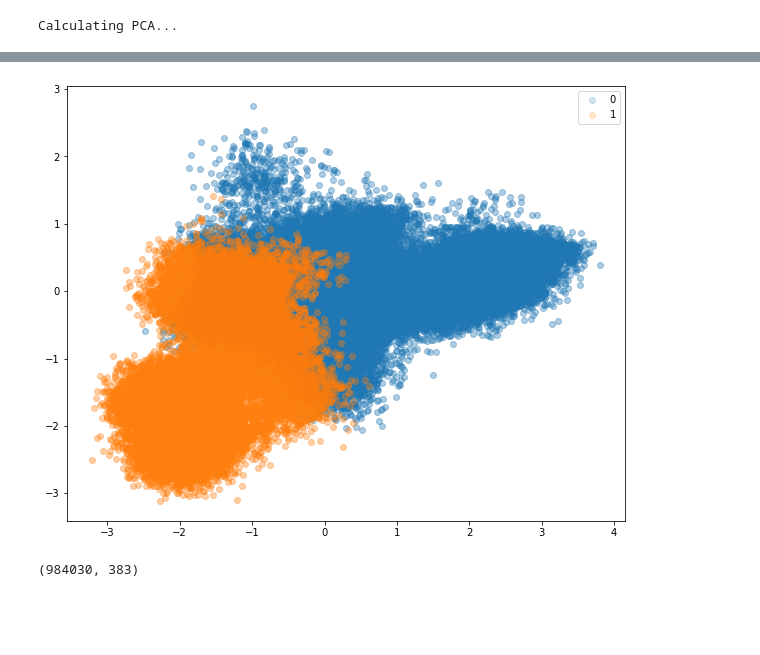
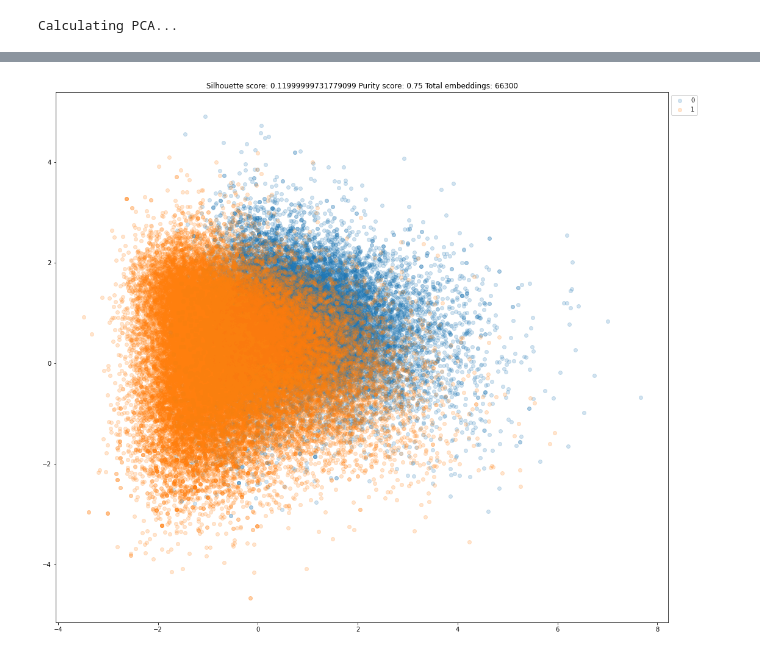
Before and after one commit to Pylyr/Internship_SBERT, a Jupyter notebook: pca.ipynb, the cells around one changed output, grey strips where cells are left out. Drawn from its saved outputs; the diff is of its cells as text; code cells hidden in the pictures; blank space fills up the shorter version.

```diff
--- a/pca.ipynb
+++ b/pca.ipynb
@@ -82,0 +11,2 @@ for i in range(len(conv)):
+# %%
+df = pd.read_csv('/tempo/processed-files/df.csv')
@@ -86,9 +73,6 @@ new_dimension = 70
 
 #Compute PCA on the train embeddings matrix
 pca = PCA(n_components=new_dimension)
-
-# change embeddings vs stripped_embeddings
-pca.fit(embeddings)
-transformed = pca.transform(embeddings)
+transformed = pca.fit_transform(embeddings)
 # %% [output]
 Calculating PCA...
@@ -257,22 +237,8 @@ No artists with labels found to put in legend.  Note that artists whose label st
 # %%
-# print('Clustering...')
-n_relations=len(selected_relational_groups)
-n = 50000
-
 # create selected_transformed_indexes which are indexes of the selected relational groups
 selected_transformed_indexes = []
 for i in selected_relational_groups:
-    if isUnified:
-        selected_transformed_indexes.append(np.where(unified_labels == int(i)))
-    else:
         selected_transformed_indexes.append(np.where(labels == int(i)))
 
 selected_transformed_indexes = np.concatenate(selected_transformed_indexes, axis=1)[0]
 selected_transformed = transformed[selected_transformed_indexes]
-
-silhouette_avg = np.zeros(10)
-for n_relations in range(2, 10):
-    kmeans = KMeans(n_clusters=n_relations).fit(selected_transformed)
-    print(n_relations)
-    silhouette_avg[n_relations] = silhouette_score(selected_transformed[:n], kmeans.labels_[:n])
-    print(silhouette_avg[n_relations])
@@ -282,22 +245,28 @@ KeyboardInterrupt:
 # %%
-k = 2
-kmeans = KMeans(n_clusters=2).fit(selected_transformed)
+plt.rcParams['figure.figsize'] = [18,16]
+# n_relations = len(selected_relational_groups)
+n_relations = np.unique(labels[selected_transformed_indexes]).shape[0]
+n = 20000
+total = 0
+kmeans = KMeans(n_clusters=n_relations).fit(selected_transformed)
 
 
 fig, ax = plt.subplots()
-for i in range(k):
+for i in range(n_relations):
     selected_labels = np.where(kmeans.labels_ == i)
+    total += len(selected_labels[0])
     ax.scatter(
         selected_transformed[selected_labels, 0],
          selected_transformed[selected_labels, 1],
            label=i,
             alpha=0.2)
-    # ax.set_title(f'Silhouette score: {silhouette_avg}')
-ax.legend()
+
+
+sil_score = silhouette_score(selected_transformed[:n],kmeans.labels_[:n])
+pur_score = purity_score(labels[selected_transformed_indexes],kmeans.labels_)
+# accuracy =  accuracy_score(labels[selected_transformed_indexes], kmeans.predict(selected_transformed))
+ax.set_title(f'Silhouette score: {round(sil_score, 2)} Purity score: {round(pur_score,2)} Total embeddings: {total}')
+ax.legend(loc='upper left', bbox_to_anchor=(1, 1))
 plt.show()
 # %% [output]
-[figure, old version]
+[figure, new version]
-# %%
-embeddings.shape
-# %% [output]
-(984030, 383)
```
Also changed, not shown: parts of 29 cells of this notebook, 17 other files.
